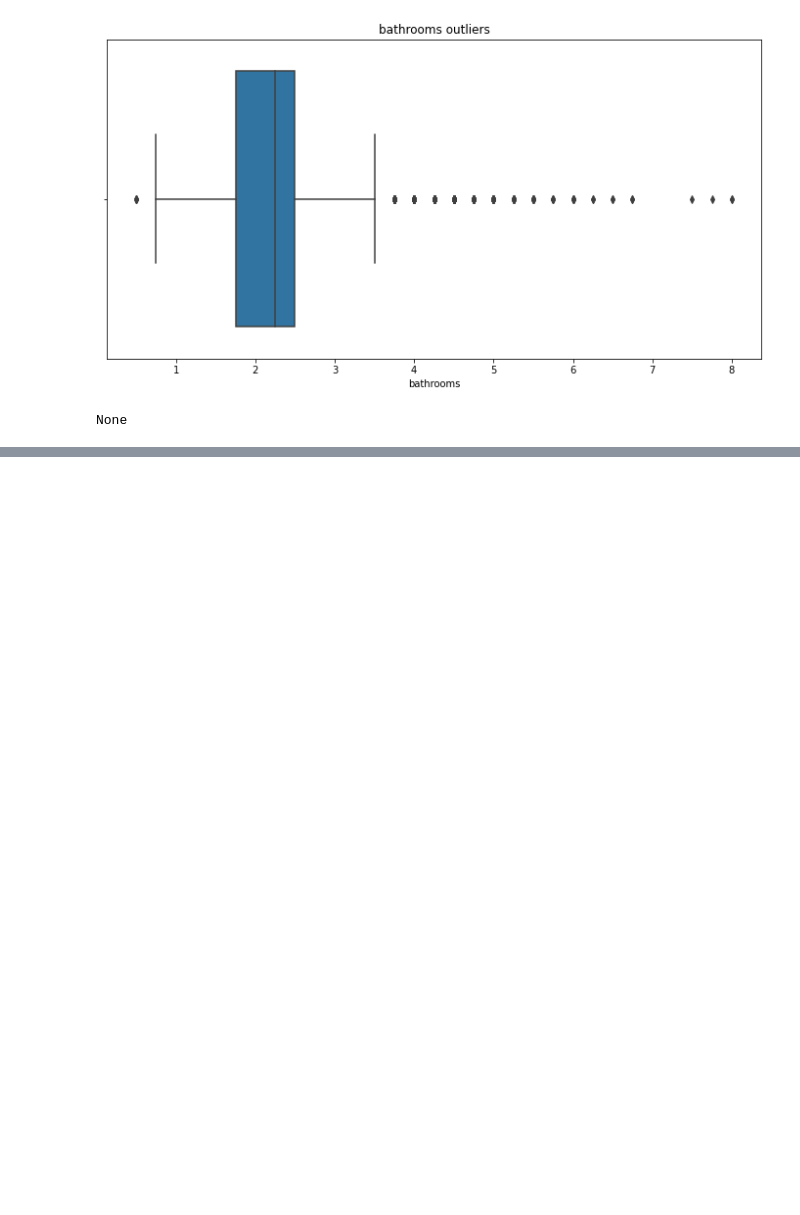
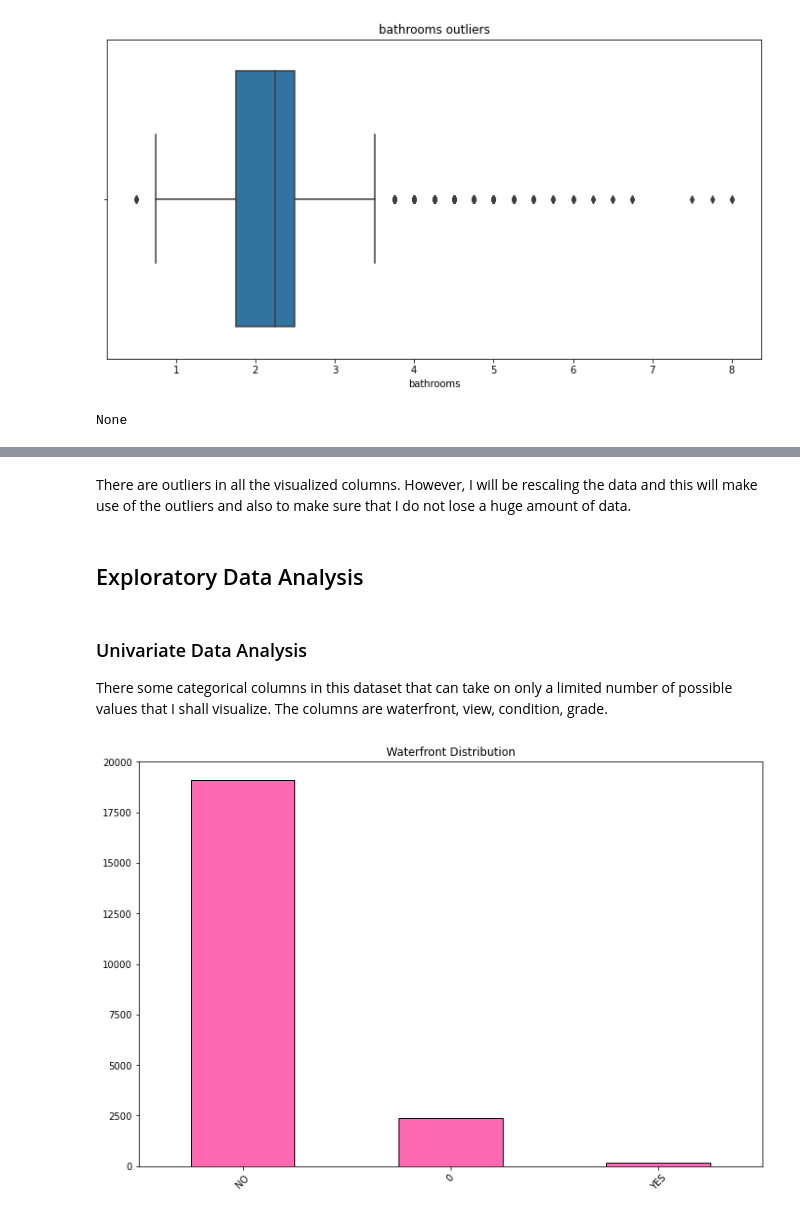
Before and after one commit to WendyMwiti/King_County_Housing_Analysis, a Jupyter notebook: kingCounty.ipynb, the cells around one changed output, grey strips where cells are left out. Drawn from its saved outputs; the diff is of its cells as text; code cells hidden in the pictures; blank space fills up the shorter version.

Commit message:
Mid-way into EDA

```diff
--- a/kingCounty.ipynb
+++ b/kingCounty.ipynb
@@ -219,9 +233,7 @@ kc_house_df['date'].head()
 3   2014-12-09
 4   2015-02-18
 Name: date, dtype: datetime64[ns]
-# %%
-kc_house_df['condition'] = kc_house_df['condition'].astype('category')
-# %%
-# Cast waterfront as category
-
-kc_house_df['waterfront'] = kc_house_df['waterfront'].astype('category')
+# %%
+#astype waterfront, view, condition and grade into categorical columns
+category_columns = [col for col in kc_house_df.columns if kc_house_df[col].dtype == 'object' and col not in ['sqft_basement', 'date']]
+kc_house_df[category_columns] = kc_house_df[category_columns].astype('category')
@@ -281,0 +289,18 @@ kc_house_df['view'] = kc_house_df['view'].fillna(value=0)
+# %% [markdown]
+There are outliers in all the visualized columns. However, I will be rescaling the data and this will make use of the outliers and also to make sure that I do not lose a huge amount of data.
+# %% [markdown]
+## Exploratory Data Analysis
+# %% [markdown]
+### Univariate Data Analysis
+There some categorical columns in this dataset that can take on only a limited number of possible values that I shall visualize. The columns are waterfront, view, condition, grade.
+# %%
+def column_counts(df, col, title):
+    ''' Plots a bar chat of the value counts of a column in the dataframe '''
+    value_counts = df[col].value_counts()
+    value_counts.plot(kind='bar', figsize=(12, 8), color='hotpink', edgecolor= 'black')
+    plt.title(title)
+    plt.xticks(rotation=45)
+# %%
+column_counts(kc_house_df, 'waterfront', 'Waterfront Distribution')
+# %% [output]
+[figure, added]
```
Also changed, not shown: parts of 12 cells of this notebook.
